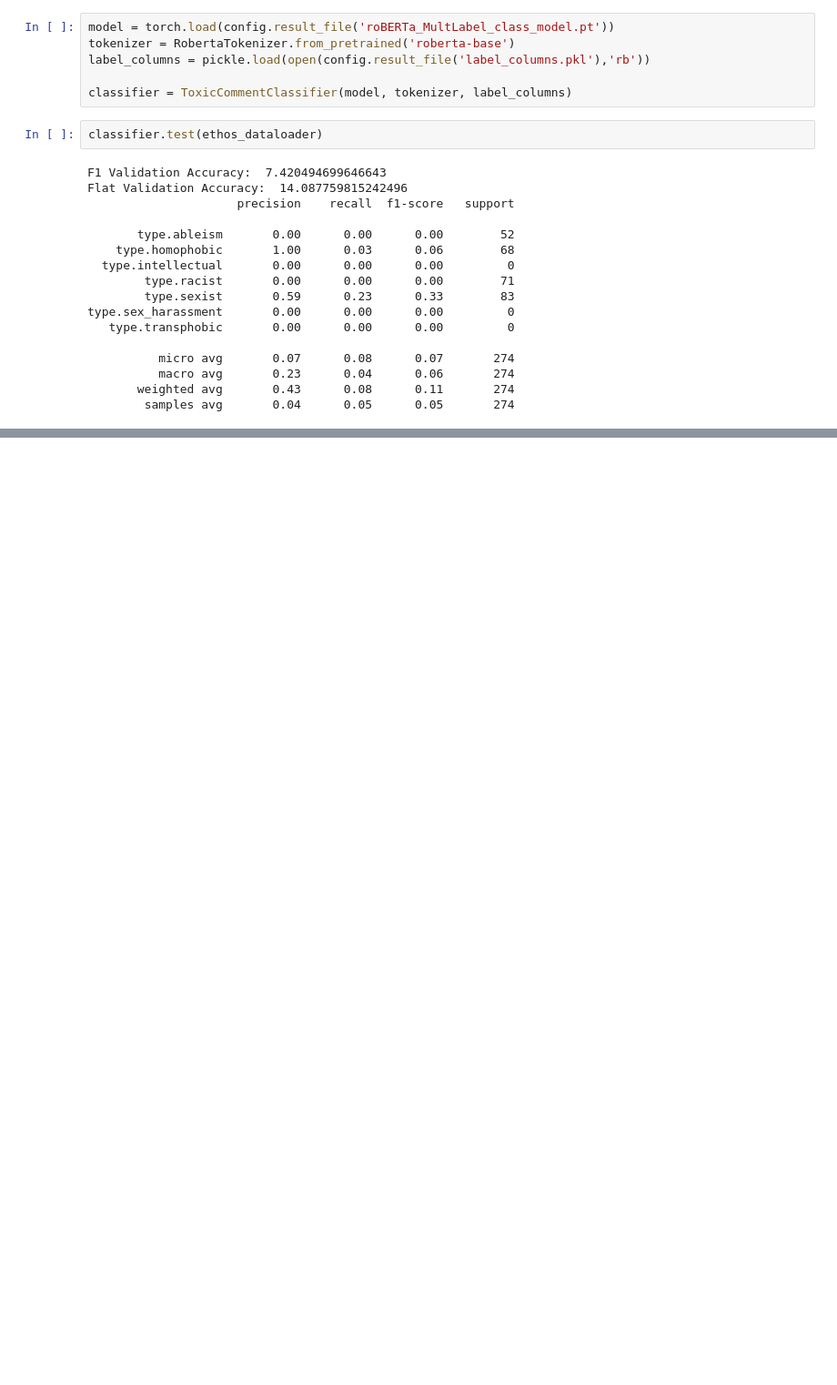
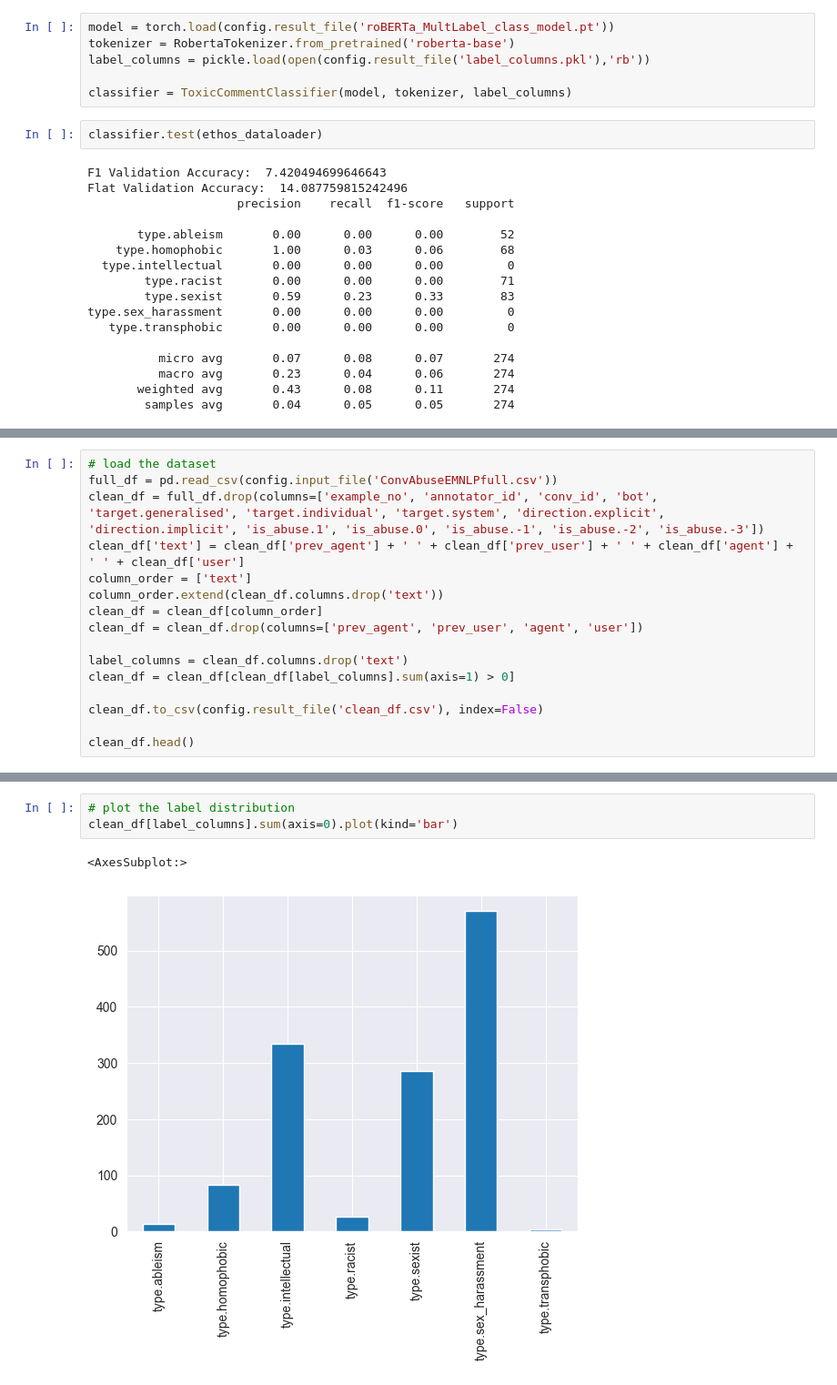
Before and after one commit to pandermatt/hatey-bot-backend, a Jupyter notebook: research/classification_research.ipynb, the cells around one changed output, grey strips where cells are left out. Shown at 91% size. Cells and saved outputs as stored; diff of their text form; blank space fills up the shorter version.

```diff
--- a/research/classification_research.ipynb
+++ b/research/classification_research.ipynb
@@ -612,0 +646,16 @@ type.sex_harassment       0.00      0.00      0.00         0
+# %%
+# load the dataset
+full_df = pd.read_csv(config.input_file('ConvAbuseEMNLPfull.csv'))
+clean_df = full_df.drop(columns=['example_no', 'annotator_id', 'conv_id', 'bot', 'target.generalised', 'target.individual', 'target.system', 'direction.explicit', 'direction.implicit', 'is_abuse.1', 'is_abuse.0', 'is_abuse.-1', 'is_abuse.-2', 'is_abuse.-3'])
+clean_df['text'] = clean_df['prev_agent'] + ' ' + clean_df['prev_user'] + ' ' + clean_df['agent'] + ' ' + clean_df['user']
+column_order = ['text']
+column_order.extend(clean_df.columns.drop('text'))
+clean_df = clean_df[column_order]
+clean_df = clean_df.drop(columns=['prev_agent', 'prev_user', 'agent', 'user'])
+
+label_columns = clean_df.columns.drop('text')
+clean_df = clean_df[clean_df[label_columns].sum(axis=1) > 0]
+
+clean_df.to_csv(config.result_file('clean_df.csv'), index=False)
+
+clean_df.head()
@@ -612,0 +669,6 @@ type.sex_harassment       0.00      0.00      0.00         0
+# %%
+# plot the label distribution
+clean_df[label_columns].sum(axis=0).plot(kind='bar')
+# %% [output]
+<AxesSubplot:>
+[figure, added]
```
Also changed, not shown: parts of 36 cells of this notebook, 1 other file.
